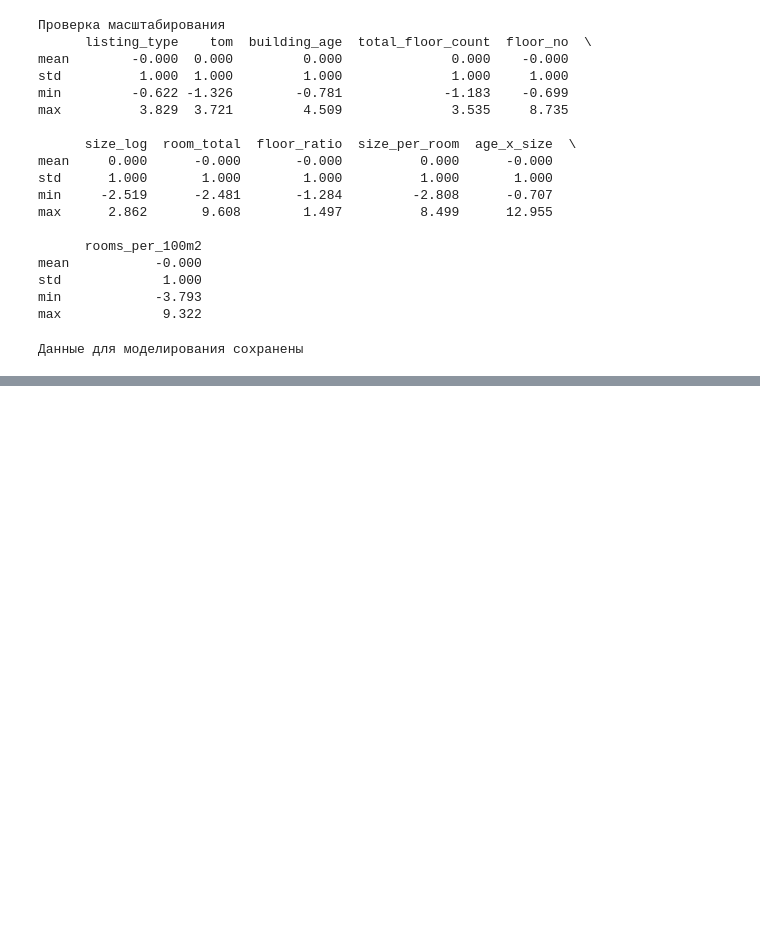
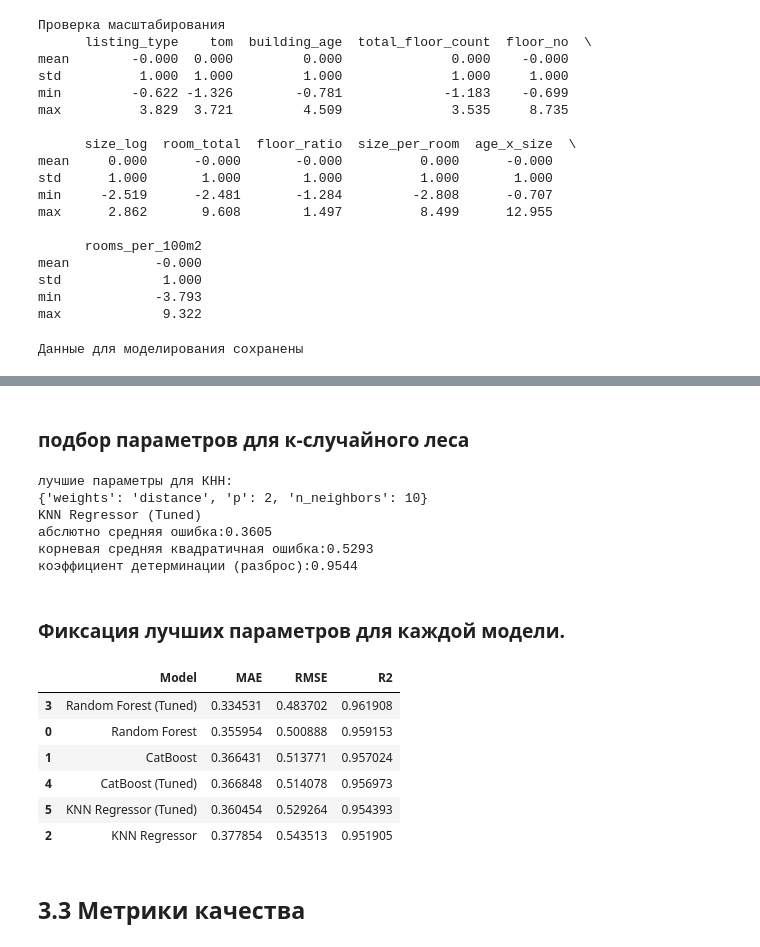
Before and after one commit to Jamchitogrito/MLABD-Ansable, a Jupyter notebook: Untitled.ipynb, the cells around one changed output, grey strips where cells are left out. Cells and saved outputs as stored; diff of their text form; code cells hidden in the pictures; blank space fills up the shorter version.

```diff
--- a/Untitled.ipynb
+++ b/Untitled.ipynb
@@ -1062,0 +1073,22 @@ print("Данные для моделирования сохранены")
+# %%
+results = []
+
+def evaluate_model(name, y_true, y_pred):
+    mae = mean_absolute_error(y_true, y_pred)
+    # абслютно средняя ошибка
+    mse = mean_squared_error(y_true, y_pred)
+    rmse = np.sqrt(mse)
+    # корневая средняя квадратичная ошибка
+    r2 = r2_score(y_true, y_pred)
+    # коэффициент детерминации
+    print(f"{name}")
+    print(f"абслютно средняя ошибка:{mae:.4f}")
+    print(f"корневая средняя квадратичная ошибка:{rmse:.4f}")
+    print(f"коэффициент детерминации (разброс):{r2:.4f}\n")
+
+    results.append({
+        'Model': name,
+        'MAE': mae,
+        'RMSE': rmse,
+        'R2': r2
+    })
@@ -1062,0 +1218,46 @@ print("Данные для моделирования сохранены")
+# %% [markdown]
+### подбор параметров для к-случайного леса
+# %%
+from sklearn.neighbors import KNeighborsRegressor
+param_grid_knn = {
+    'n_neighbors': [3, 5, 7, 10, 15],
+    'weights': ['uniform', 'distance'],
+    'p': [1, 2]  # 1 — манхэттенское расстояние,2 — евклидово
+}
+knn_random = RandomizedSearchCV(
+    estimator=KNeighborsRegressor(n_jobs=-1),
+    param_distributions=param_grid_knn,
+    n_iter=6,
+    cv=3,
+    scoring='r2',
+    random_state=42,
+    n_jobs=-1
+)
+knn_random.fit(X_train_scaled, y_train)
+print("лучшие параметры для КНН:")
+print(knn_random.best_params_)
+best_knn = knn_random.best_estimator_
+y_pred_best_knn = best_knn.predict(X_test_scaled)
+evaluate_model('KNN Regressor (Tuned)', y_test, y_pred_best_knn)
+# %% [output]
+лучшие параметры для КНН:
+{'weights': 'distance', 'p': 2, 'n_neighbors': 10}
+KNN Regressor (Tuned)
+абслютно средняя ошибка:0.3605
+корневая средняя квадратичная ошибка:0.5293
+коэффициент детерминации (разброс):0.9544
+# %% [markdown]
+### Фиксация лучших параметров для каждой модели.
+# %%
+results_df = pd.DataFrame(results).drop_duplicates(subset=['Model'], keep='last').sort_values(by='RMSE', ascending=True)
+display(results_df)
+# %% [output]
+|  | Model | MAE | RMSE | R2 |
+| 3 | Random Forest (Tuned) | 0.334531 | 0.483702 | 0.961908 |
+| 0 | Random Forest | 0.355954 | 0.500888 | 0.959153 |
+| 1 | CatBoost | 0.366431 | 0.513771 | 0.957024 |
+| 4 | CatBoost (Tuned) | 0.366848 | 0.514078 | 0.956973 |
+| 5 | KNN Regressor (Tuned) | 0.360454 | 0.529264 | 0.954393 |
+| 2 | KNN Regressor | 0.377854 | 0.543513 | 0.951905 |
+# %% [markdown]
+## 3.3 Метрики качества
```
Also changed, not shown: parts of 47 cells of this notebook, 6 other files.
